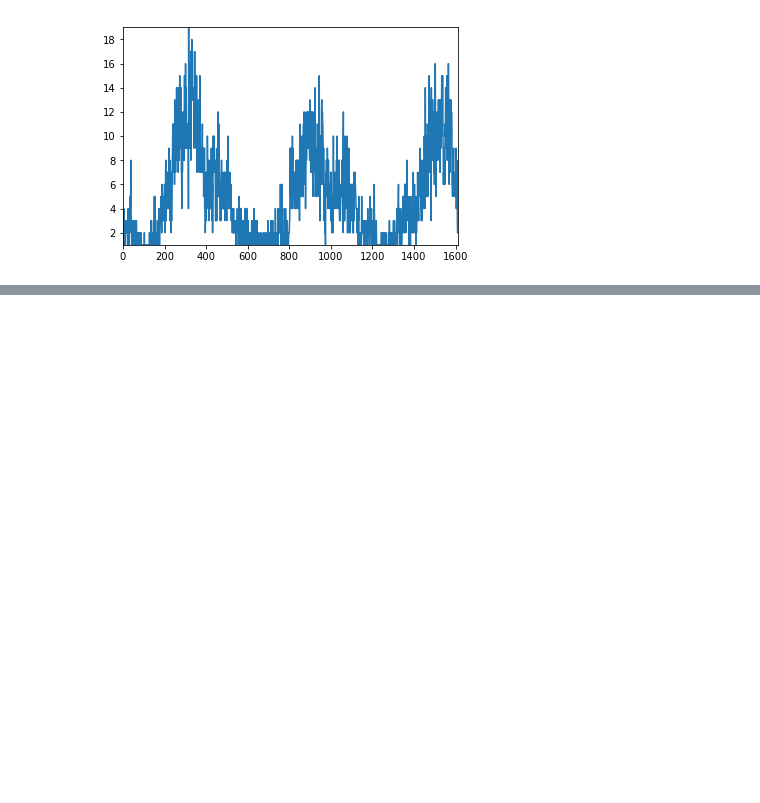
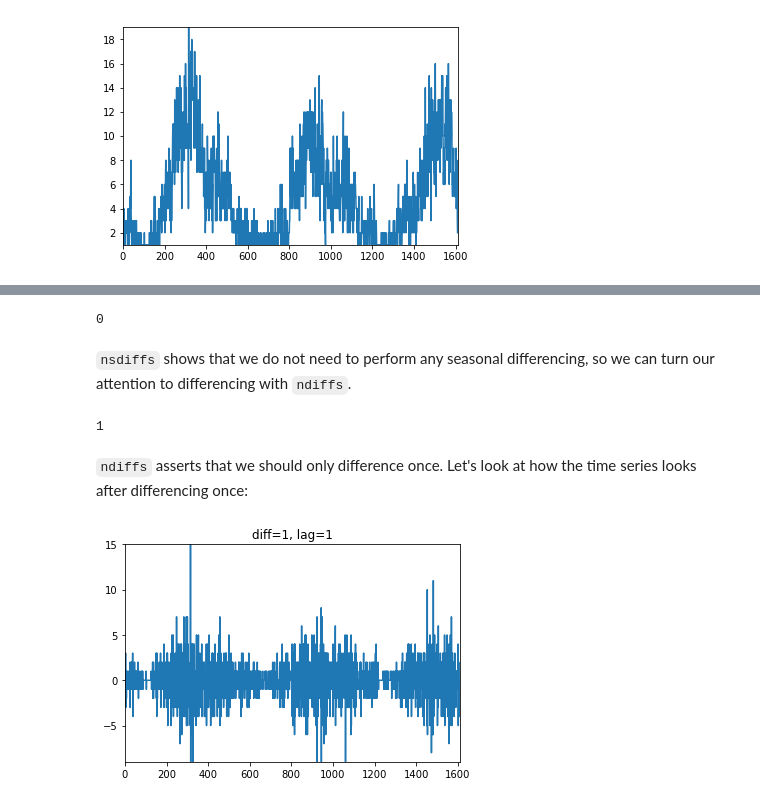
Before and after one commit to alkaline-ml/pmdarima, a Jupyter notebook: examples/issue12/issue-12.ipynb, the cells around one changed output, grey strips where cells are left out. Saved outputs shown, nothing was run; the diff lists cells and outputs as text; code cells hidden in the pictures; blank space fills up the shorter version.

```diff
--- a/examples/issue12/issue-12.ipynb
+++ b/examples/issue12/issue-12.ipynb
@@ -71,0 +76,30 @@ This is really important to understand: the `m` parameter must be apriori knowle
+# %%
+from pyramid.arima.utils import nsdiffs
+
+# Test for best nsdiffs (assuming m is 3, as previously shown)
+nsdiffs(y, m=3, max_D=5, test='ch')
+# %% [output]
+0
+# %% [markdown]
+`nsdiffs` shows that we do not need to perform any seasonal differencing, so we can turn our attention to differencing with `ndiffs`.
+# %%
+from pyramid.arima.utils import ndiffs, diff
+
+# Test for best ndiffs at the p < 0.05 level
+ndiffs(y, alpha=0.05, test='kpss', max_d=5)
+# %% [output]
+1
+# %% [markdown]
+`ndiffs` asserts that we should only difference once. Let's look at how the time series looks after differencing once:
+# %%
+def plot_ts(x, title="Time series"):
+    n_samples = x.shape[0]
+
+    plt.plot(np.arange(n_samples), x)
+    plt.axis([0, n_samples, x.min(), x.max()])
+    plt.title(title)
+    plt.show()
+
+plot_ts(diff(y, differences=1, lag=1), title="diff=1, lag=1")
+# %% [output]
+[figure, added]
```
Also changed, not shown: parts of 7 cells of this notebook, 2 other files.
